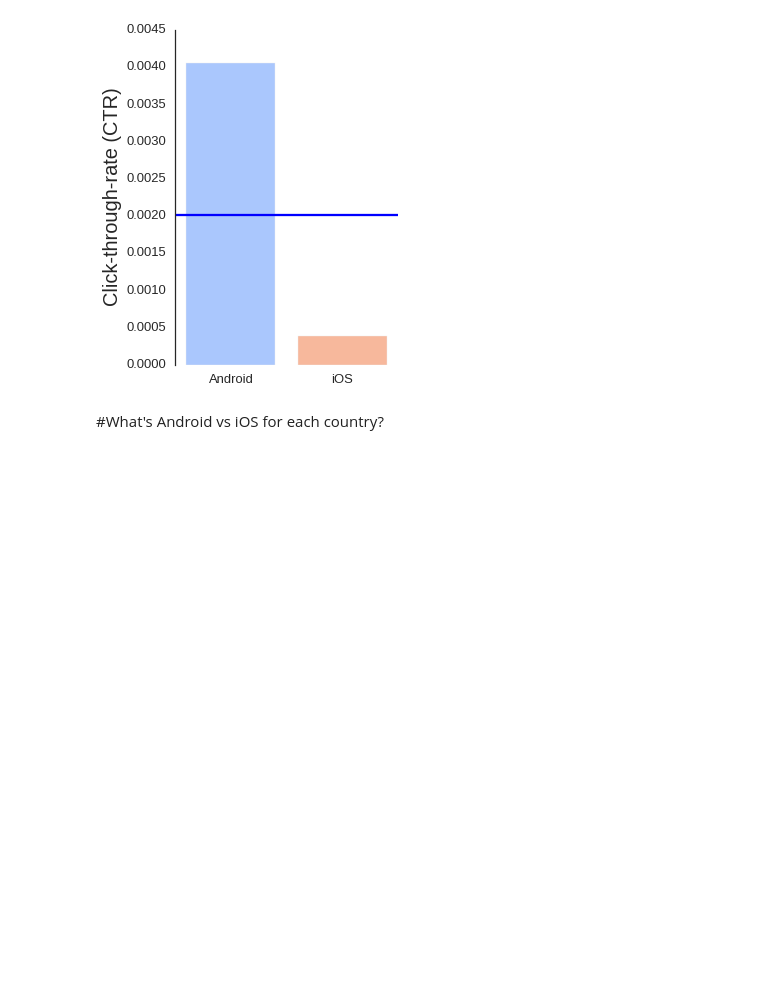
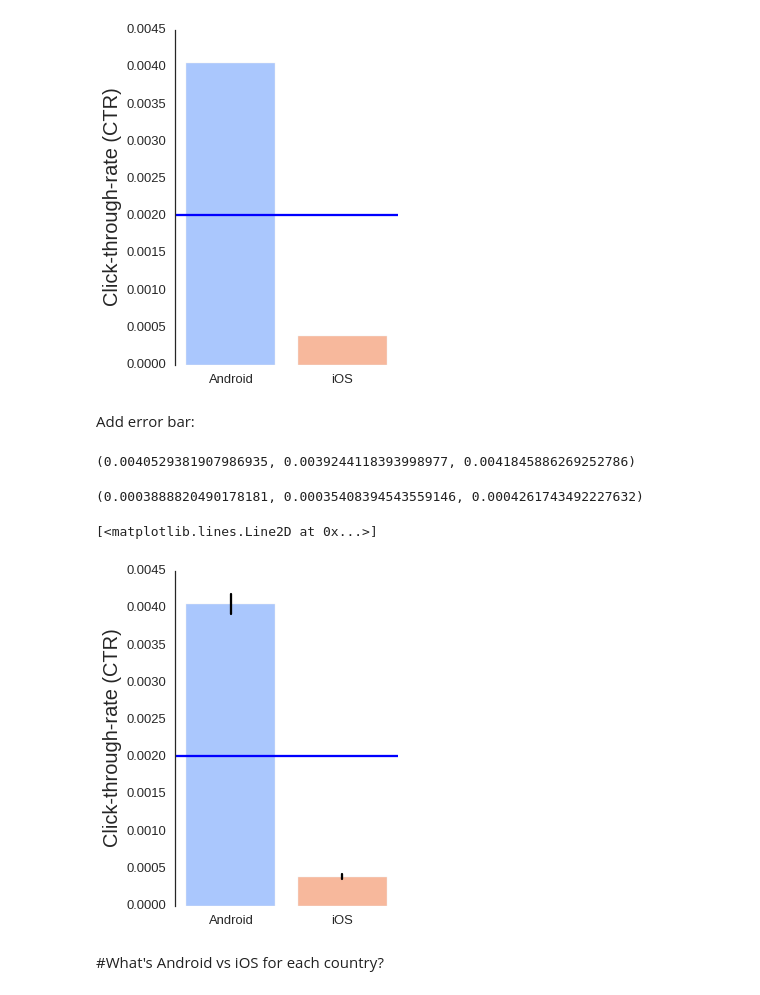
Before and after one commit to hellowendy/Insight_Data_Science, a Jupyter notebook: notebook/specifc_APP_analysis.ipynb, the cells around one changed output. Drawn from its saved outputs; the diff is of its cells as text; code cells hidden in the pictures; blank space fills up the shorter version.

```diff
--- a/notebook/Zenit_specifc_APP_analysis.ipynb
+++ b/notebook/specifc_APP_analysis.ipynb
@@ -1114,6 +1078,31 @@ ax.axhline(y=rate_all)
 sns.despine(bottom=True)
 # %% [output]
 [figure]
+# %% [markdown]
+Add error bar:
+# %%
+binom_interval(3745,924021)
+# %% [output]
+(0.0040529381907986935, 0.0039244118393998977, 0.0041845886269252786)
+# %%
+binom_interval(458,1177735)
+# %% [output]
+(0.0003888820490178181, 0.00035408394543559146, 0.0004261743492227632)
+# %%
+sns.set(style="white", context="talk")
+x = np.array(['Android','iOS'])
+y = np.array([0.0040529381907986935,0.0003888820490178181])
+f, (ax) = plt.subplots(1, 1, figsize=(4, 6), sharex=True)
+p = sns.barplot(x, y, ci=None, palette="coolwarm", hline=0,ax=ax)
+plt.ylim([0, 0.0045])
+ax.set_ylabel("Click-through-rate (CTR)",fontsize=20)
+ax.axhline(y=0.002017591303004998)
+sns.despine(bottom=True)
+plt.plot([0,0], [0.0039244118393998977, 0.0041845886269252786], 'k-')
+plt.plot([1,1], [0.00035408394543559146, 0.0004261743492227632], 'k-')
+# %% [output]
+[<matplotlib.lines.Line2D at 0x...>]
+[figure, added]
 # %% [markdown]
 #What's Android vs iOS for each country?
 # %% [markdown]
```
Also changed, not shown: parts of 185 cells of this notebook, 7 other files.
